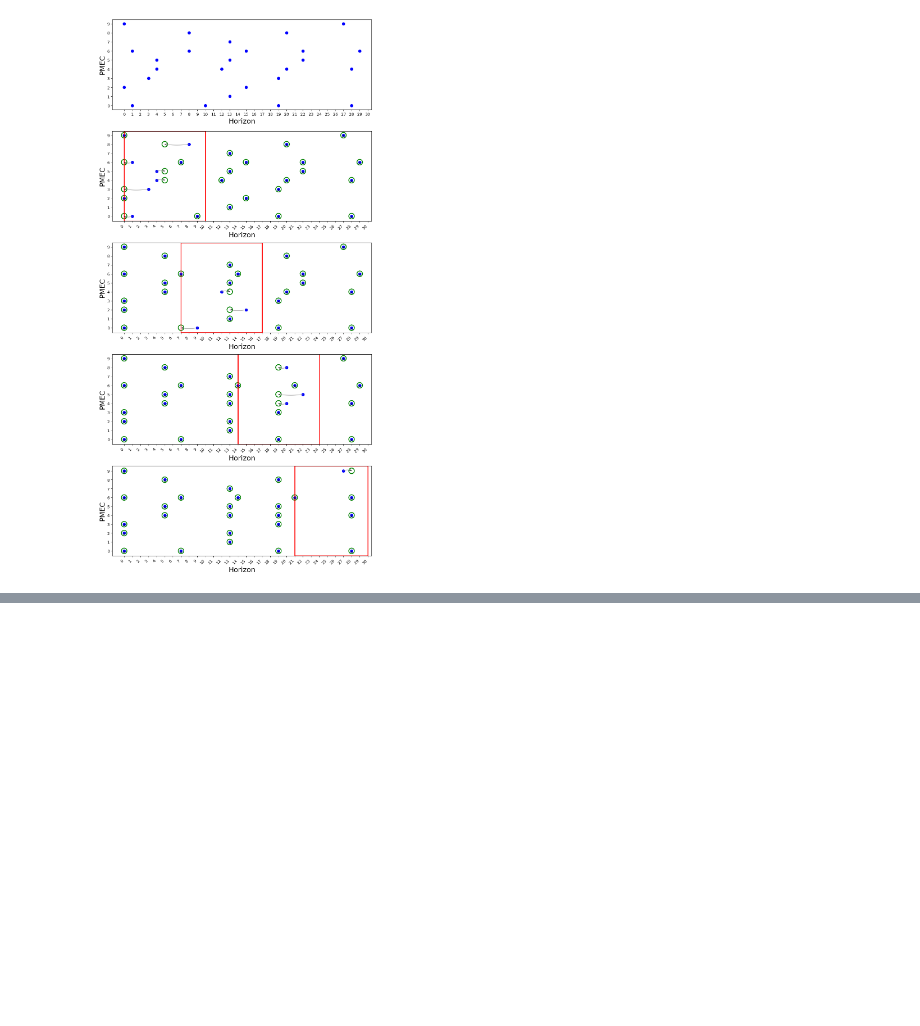
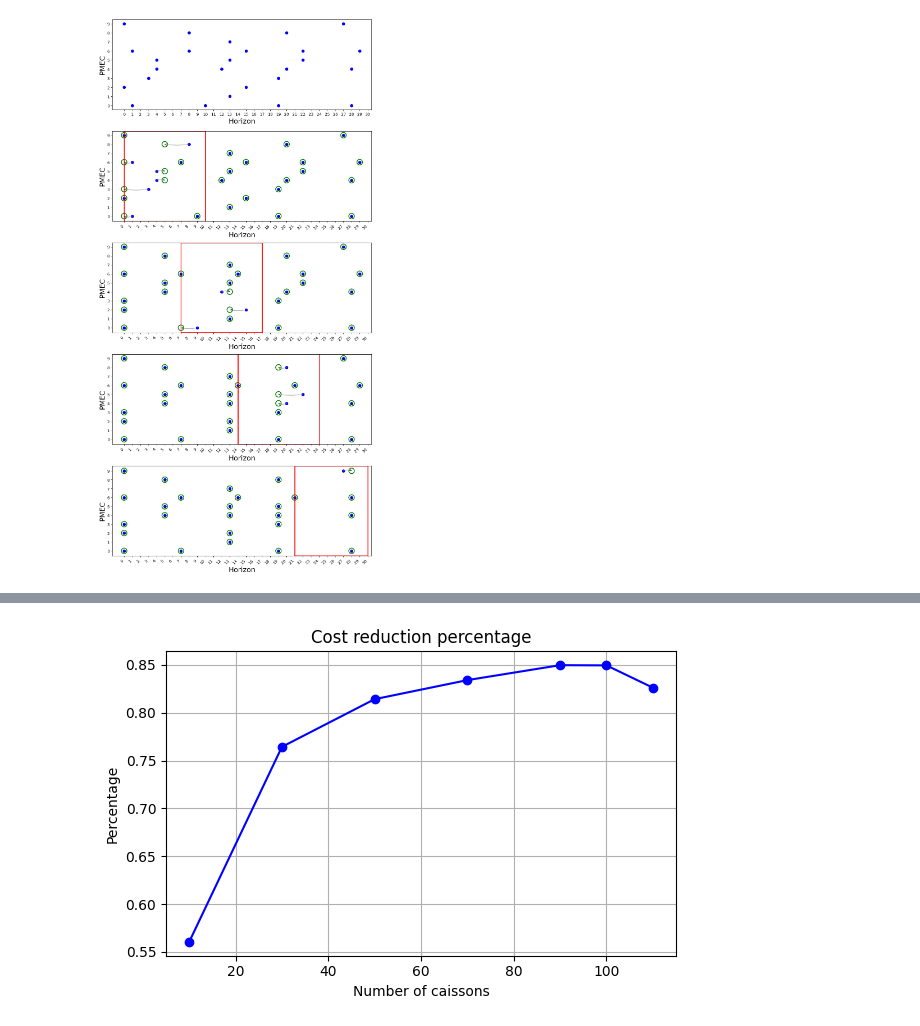
Before and after one commit to WenboWu322/RTE_SchedulingGrouping, a Jupyter notebook: Grouping_ObjCOST.ipynb, the cells around one changed output, grey strips where cells are left out. Saved outputs shown, nothing was run; the diff lists cells and outputs as text; code cells hidden in the pictures; blank space fills up the shorter version.

```diff
--- a/Grouping_ObjCOST.ipynb
+++ b/Grouping_ObjCOST.ipynb
@@ -1568 +1669,29 @@ Center counts: CENTER
 Result saved to result.csv
+# %%
+# cost reduction percentage plot for different number of caissons
+# T = 180 Cmax = 10
+import matplotlib.pyplot as plt
+
+# 数据
+caissons = [10, 30, 50, 70, 90, 100, 110]
+reduction = [0.560483871,
+             0.764361702,
+             0.814195584,
+             0.834116331,
+             0.849741379,
+             0.849533437,
+             0.826234133]
+
+# 绘图
+plt.figure(figsize=(6, 4))
+plt.plot(caissons, reduction, marker='o', linestyle='-', color='b')
+
+plt.xlabel('Number of caissons')
+plt.ylabel('Percentage')
+plt.title('Cost reduction percentage')
+
+plt.grid(True)
+plt.tight_layout()
+plt.show()
+# %% [output]
+[figure, added]
```
Also changed, not shown: parts of 6 cells of this notebook, 6 other files.
